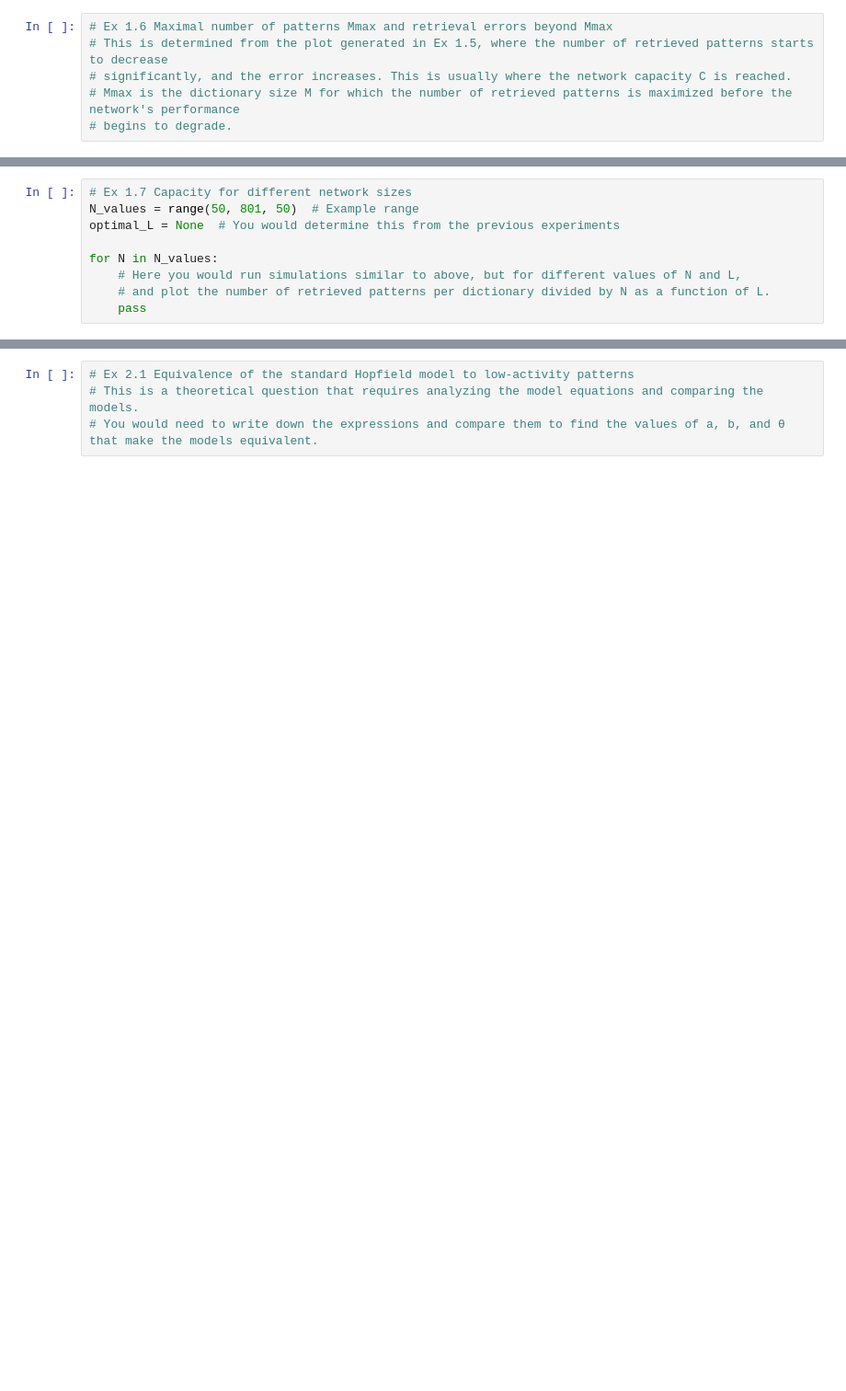
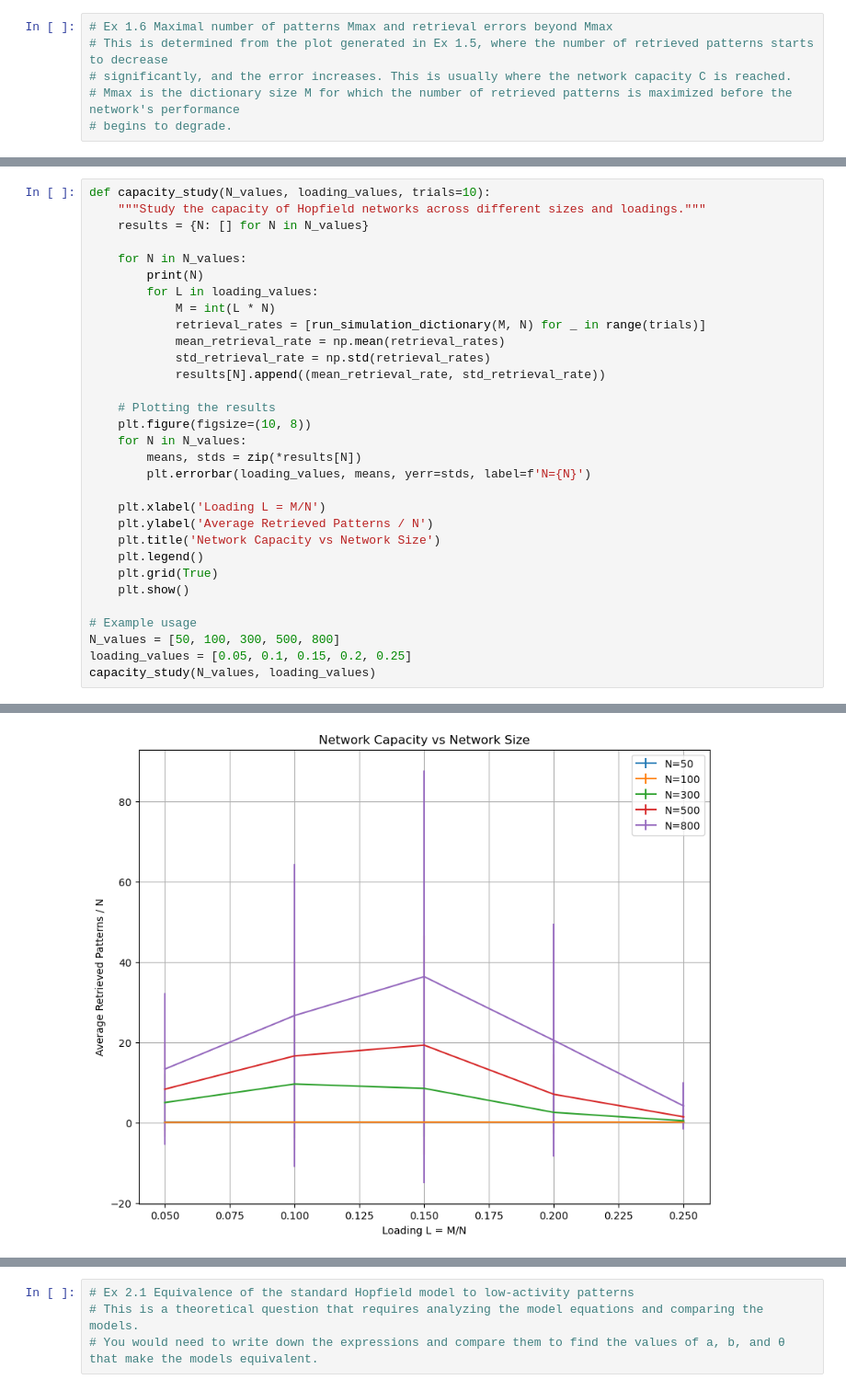
Before and after one commit to AdrienFeillard/CNNN-project, a Jupyter notebook: main.ipynb, the cells around one changed output, grey strips where cells are left out. Shown at 92% size. Cells and saved outputs as stored; diff of their text form; blank space fills up the shorter version.

```diff
--- a/main.ipynb
+++ b/main.ipynb
@@ -334,9 +315,32 @@ retrievals
 # %%
-# Ex 1.7 Capacity for different network sizes
-N_values = range(50, 801, 50)  # Example range
-optimal_L = None  # You would determine this from the previous experiments
+def capacity_study(N_values, loading_values, trials=10):
+    """Study the capacity of Hopfield networks across different sizes and loadings."""
+    results = {N: [] for N in N_values}
 
-for N in N_values:
-    # Here you would run simulations similar to above, but for different values of N and L,
-    # and plot the number of retrieved patterns per dictionary divided by N as a function of L.
-    pass
+    for N in N_values:
+        print(N)
+        for L in loading_values:
+            M = int(L * N)
+            retrieval_rates = [run_simulation_dictionary(M, N) for _ in range(trials)]
+            mean_retrieval_rate = np.mean(retrieval_rates)
+            std_retrieval_rate = np.std(retrieval_rates)
+            results[N].append((mean_retrieval_rate, std_retrieval_rate))
+
+    # Plotting the results
+    plt.figure(figsize=(10, 8))
+    for N in N_values:
+        means, stds = zip(*results[N])
+        plt.errorbar(loading_values, means, yerr=stds, label=f'N={N}')
+
+    plt.xlabel('Loading L = M/N')
+    plt.ylabel('Average Retrieved Patterns / N')
+    plt.title('Network Capacity vs Network Size')
+    plt.legend()
+    plt.grid(True)
+    plt.show()
+
+# Example usage
+N_values = [50, 100, 300, 500, 800]
+loading_values = [0.05, 0.1, 0.15, 0.2, 0.25]
+capacity_study(N_values, loading_values)
+# %% [output]
@@ -342,0 +352 @@ for N in N_values:
+[figure, added]
```
Also changed, not shown: parts of 56 cells of this notebook.
